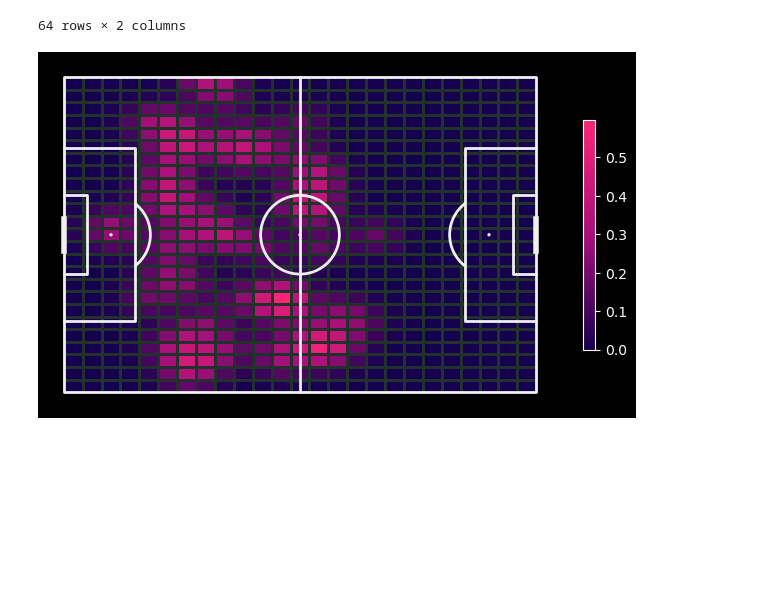
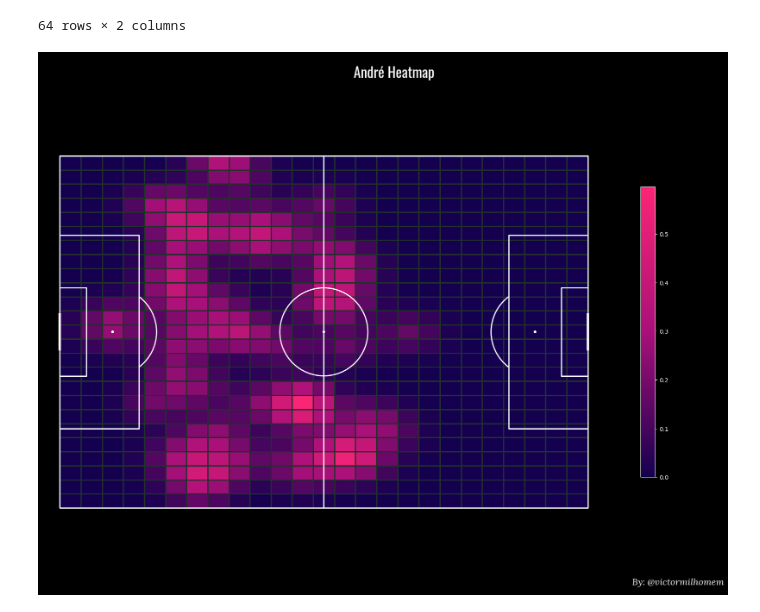
Before and after one commit to VictorMilhomem/FootballAnalysisTools, a Jupyter notebook: src/tests.ipynb, the cells around one changed output. Drawn from its saved outputs; the diff is of its cells as text; code cells hidden in the pictures; blank space fills up the shorter version.

```diff
--- a/src/tests.ipynb
+++ b/src/tests.ipynb
@@ -233,30 +195,10 @@ andre_df
 | 1118 | 30.0 | 83.9 |
 | 1170 | 35.7 | 70.7 |
 64 rows × 2 columns
-# %%
-from matplotlib.colors import LinearSegmentedColormap
-from scipy.ndimage import gaussian_filter
-# setup pitch
-pitch = Pitch(pitch_type='statsbomb', line_zorder=2,
-              pitch_color=COLORS_PALETTE_13["bkg"], line_color='#efefef')
-# draw
-
-custom_color = [(0, COLORS_PALETTE_13["color1"]), (0.5, COLORS_PALETTE_13["color2"]), (1, COLORS_PALETTE_13["color3"])]
-custom_cmap = LinearSegmentedColormap.from_list('custom_map', custom_color)
-
-
-fig, ax = pitch.draw(figsize=(6.6, 4.125))
-fig.set_facecolor(COLORS_PALETTE_13["bkg"])
-bin_statistic = pitch.bin_statistic(andre_df.x, andre_df.y, statistic='count', bins=(25, 25))
-bin_statistic['statistic'] = gaussian_filter(bin_statistic['statistic'], 1)
-pcm = pitch.heatmap(bin_statistic, ax=ax, cmap=custom_cmap, edgecolors='#22312b')
-# Add the colorbar and format off-white
-cbar = fig.colorbar(pcm, ax=ax, shrink=0.6)
-cbar.outline.set_edgecolor("#ffff")
-cbar.ax.yaxis.set_tick_params(color="#ffff")
-ticks = plt.setp(plt.getp(cbar.ax.axes, 'yticklabels'), color="#ffff")
-# %% [output]
-[figure, removed]
+# %%
+create_heatmap(andre_df, "André Heatmap", "By: @victormilhomem", COLORS_PALETTE_13, CUSTOM_CMP_2)
+# %% [output]
+[figure, added]
 # %%
 flu_passes = passes_df.loc[passes_df['teamId'] == home_team_id]
 mask_complete = flu_passes['outcomeType'] == 'Successful'
```
Also changed, not shown: parts of 7 cells of this notebook, 1 other file.
